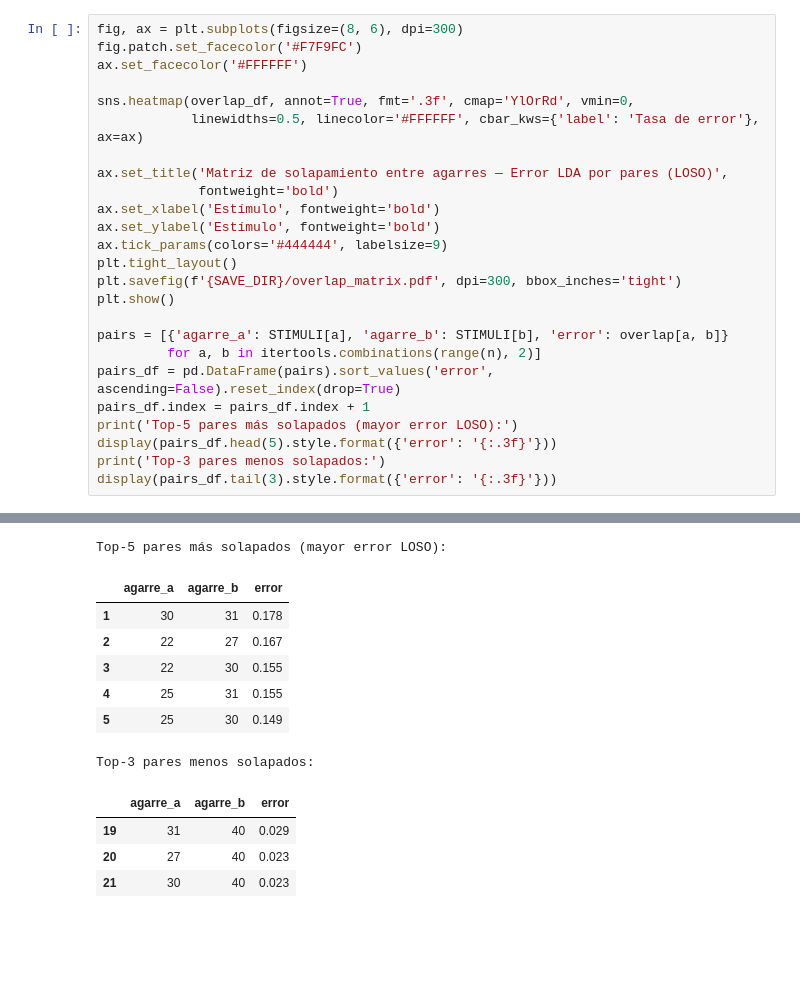
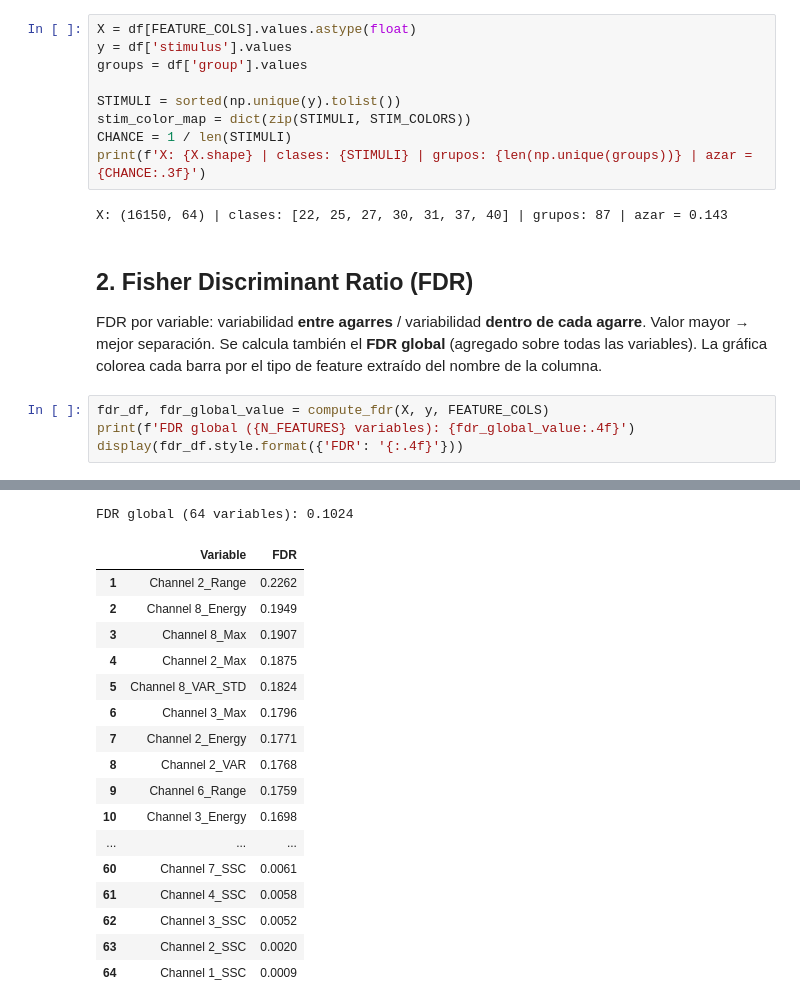
Before and after one commit to mariabda2/sEMG-ArmBand, a Jupyter notebook: notebooks/07_separability_analysis.ipynb, the cells around one changed output, grey strips where cells are left out. Drawn from its saved outputs; the diff is of its cells as text; blank space fills up the shorter version.

```diff
--- a/notebooks/07_separability_analysis.ipynb
+++ b/notebooks/07_separability_analysis.ipynb
@@ -363,26 +675,22 @@ Error medio de los 21 pares: 0.090 (azar en un par = 0.5)
+# %%
+X = df[FEATURE_COLS].values.astype(float)
+y = df['stimulus'].values
+groups = df['group'].values
+
+STIMULI = sorted(np.unique(y).tolist())
+stim_color_map = dict(zip(STIMULI, STIM_COLORS))
+CHANCE = 1 / len(STIMULI)
+print(f'X: {X.shape} | clases: {STIMULI} | grupos: {len(np.unique(groups))} | azar = {CHANCE:.3f}')
+# %% [output]
+X: (16150, 64) | clases: [22, 25, 27, 30, 31, 37, 40] | grupos: 87 | azar = 0.143
+# %% [markdown]
+## 2. Fisher Discriminant Ratio (FDR)
+
+FDR por variable: variabilidad **entre agarres** / variabilidad **dentro de cada agarre**.
+Valor mayor → mejor separación. Se calcula también el **FDR global** (agregado sobre todas las
+variables). La gráfica colorea cada barra por el tipo de feature extraído del nombre de la columna.
 # %%
-fig, ax = plt.subplots(figsize=(8, 6), dpi=300)
-fig.patch.set_facecolor('#F7F9FC')
-ax.set_facecolor('#FFFFFF')
-
-sns.heatmap(overlap_df, annot=True, fmt='.3f', cmap='YlOrRd', vmin=0,
-            linewidths=0.5, linecolor='#FFFFFF', cbar_kws={'label': 'Tasa de error'}, ax=ax)
-
-ax.set_title('Matriz de solapamiento entre agarres — Error LDA por pares (LOSO)',
-             fontweight='bold')
-ax.set_xlabel('Estímulo', fontweight='bold')
-ax.set_ylabel('Estímulo', fontweight='bold')
-ax.tick_params(colors='#444444', labelsize=9)
-plt.tight_layout()
-plt.savefig(f'{SAVE_DIR}/overlap_matrix.pdf', dpi=300, bbox_inches='tight')
-plt.show()
-
-pairs = [{'agarre_a': STIMULI[a], 'agarre_b': STIMULI[b], 'error': overlap[a, b]}
-         for a, b in itertools.combinations(range(n), 2)]
-pairs_df = pd.DataFrame(pairs).sort_values('error', ascending=False).reset_index(drop=True)
-pairs_df.index = pairs_df.index + 1
-print('Top-5 pares más solapados (mayor error LOSO):')
-display(pairs_df.head(5).style.format({'error': '{:.3f}'}))
-print('Top-3 pares menos solapados:')
-display(pairs_df.tail(3).style.format({'error': '{:.3f}'}))
+fdr_df, fdr_global_value = compute_fdr(X, y, FEATURE_COLS)
+print(f'FDR global ({N_FEATURES} variables): {fdr_global_value:.4f}')
+display(fdr_df.style.format({'FDR': '{:.4f}'}))
 # %% [output]
@@ -390,12 +697,18 @@ display(pairs_df.tail(3).style.format({'error': '{:.3f}'}))
-Top-5 pares más solapados (mayor error LOSO):
+FDR global (64 variables): 0.1024
-|  | agarre_a | agarre_b | error |
-| 1 | 30 | 31 | 0.178 |
-| 2 | 22 | 27 | 0.167 |
-| 3 | 22 | 30 | 0.155 |
-| 4 | 25 | 31 | 0.155 |
-| 5 | 25 | 30 | 0.149 |
+|  | Variable | FDR |
+| 1 | Channel 2_Range | 0.2262 |
+| 2 | Channel 8_Energy | 0.1949 |
+| 3 | Channel 8_Max | 0.1907 |
+| 4 | Channel 2_Max | 0.1875 |
+| 5 | Channel 8_VAR_STD | 0.1824 |
+| 6 | Channel 3_Max | 0.1796 |
+| 7 | Channel 2_Energy | 0.1771 |
+| 8 | Channel 2_VAR | 0.1768 |
+| 9 | Channel 6_Range | 0.1759 |
+| 10 | Channel 3_Energy | 0.1698 |
+| ... | ... | ... |
+| 60 | Channel 7_SSC | 0.0061 |
+| 61 | Channel 4_SSC | 0.0058 |
+| 62 | Channel 3_SSC | 0.0052 |
+| 63 | Channel 2_SSC | 0.0020 |
+| 64 | Channel 1_SSC | 0.0009 |
-Top-3 pares menos solapados:
-|  | agarre_a | agarre_b | error |
-| 19 | 31 | 40 | 0.029 |
-| 20 | 27 | 40 | 0.023 |
-| 21 | 30 | 40 | 0.023 |
```
Also changed, not shown: parts of 40 cells of this notebook, 1 other file.
